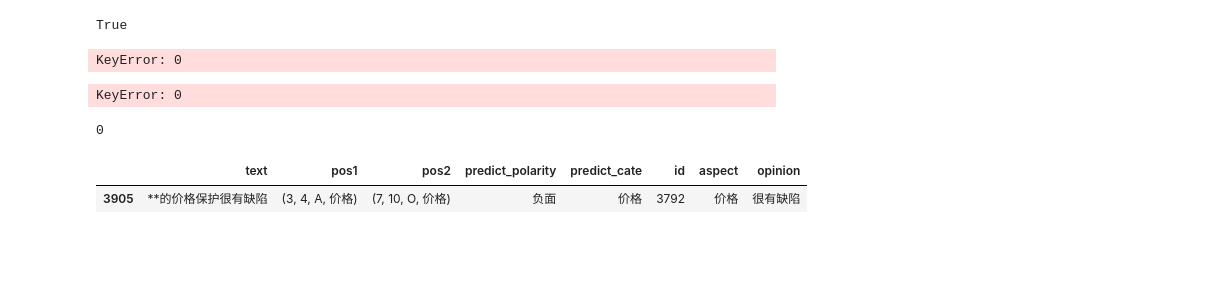
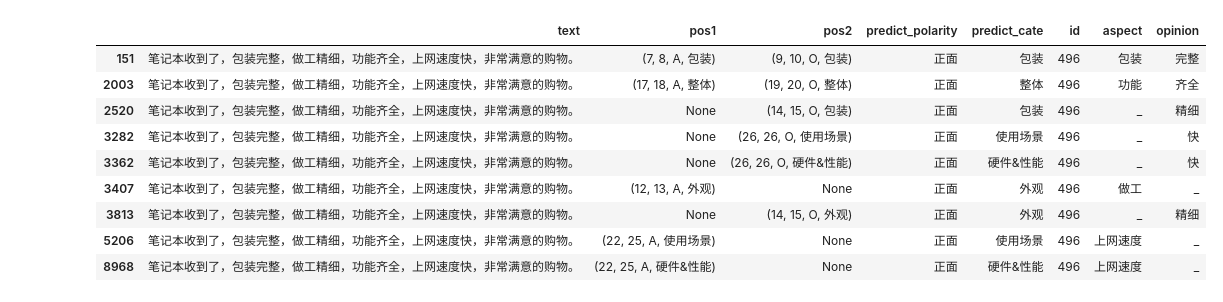
Before and after one commit to zhusleep/comments_miner, a Jupyter notebook: submit.ipynb, the cells around one changed output. Drawn from its saved outputs; the diff is of its cells as text; code cells hidden in the pictures; blank space fills up the shorter version.

```diff
--- a/submit.ipynb
+++ b/submit.ipynb
@@ -1,7 +1,7 @@
 # %%
 import pandas as pd
 # %%
-polarity = pd.read_pickle('result/final_polarity_old.pkl')
+polarity = pd.read_pickle('result/final_polarity.pkl')
 # %%
 # polarity_old = pd.read_pickle('result/final_polarity_old.pkl')
 # %%
@@ -250,21 +225,0 @@ sum(a)
-# %%
-a==b
-# %% [output]
-True
-# %%
-v = 0
-for id in a:
-    if a[id]!=b[id]:
-        v+=1
-        print(submit[submit.id==id])
-        print(old[old[0]==id])
-# %% [output]
-KeyError: 0
-# %%
-b[0]
-# %% [output]
-KeyError: 0
-# %%
-v
-# %% [output]
-0
@@ -274,5 +226,13 @@ v
 # %%
-cate[cate.id==3792]
+cate[cate.id==496]
 # %% [output]
 |  | text | pos1 | pos2 | predict_polarity | predict_cate | id | aspect | opinion |
-| 3905 | **的价格保护很有缺陷 | (3, 4, A, 价格) | (7, 10, O, 价格) | 负面 | 价格 | 3792 | 价格 | 很有缺陷 |
+| 151 | 笔记本收到了，包装完整，做工精细，功能齐全，上网速度快，非常满意的购物。 | (7, 8, A, 包装) | (9, 10, O, 包装) | 正面 | 包装 | 496 | 包装 | 完整 |
+| 2003 | 笔记本收到了，包装完整，做工精细，功能齐全，上网速度快，非常满意的购物。 | (17, 18, A, 整体) | (19, 20, O, 整体) | 正面 | 整体 | 496 | 功能 | 齐全 |
+| 2520 | 笔记本收到了，包装完整，做工精细，功能齐全，上网速度快，非常满意的购物。 | None | (14, 15, O, 包装) | 正面 | 包装 | 496 | _ | 精细 |
+| 3282 | 笔记本收到了，包装完整，做工精细，功能齐全，上网速度快，非常满意的购物。 | None | (26, 26, O, 使用场景) | 正面 | 使用场景 | 496 | _ | 快 |
+| 3362 | 笔记本收到了，包装完整，做工精细，功能齐全，上网速度快，非常满意的购物。 | None | (26, 26, O, 硬件&性能) | 正面 | 硬件&性能 | 496 | _ | 快 |
+| 3407 | 笔记本收到了，包装完整，做工精细，功能齐全，上网速度快，非常满意的购物。 | (12, 13, A, 外观) | None | 正面 | 外观 | 496 | 做工 | _ |
+| 3813 | 笔记本收到了，包装完整，做工精细，功能齐全，上网速度快，非常满意的购物。 | None | (14, 15, O, 外观) | 正面 | 外观 | 496 | _ | 精细 |
+| 5206 | 笔记本收到了，包装完整，做工精细，功能齐全，上网速度快，非常满意的购物。 | (22, 25, A, 使用场景) | None | 正面 | 使用场景 | 496 | 上网速度 | _ |
+| 8968 | 笔记本收到了，包装完整，做工精细，功能齐全，上网速度快，非常满意的购物。 | (22, 25, A, 硬件&性能) | None | 正面 | 硬件&性能 | 496 | 上网速度 | _ |
```
Also changed, not shown: parts of 36 cells of this notebook, 21 other files.
